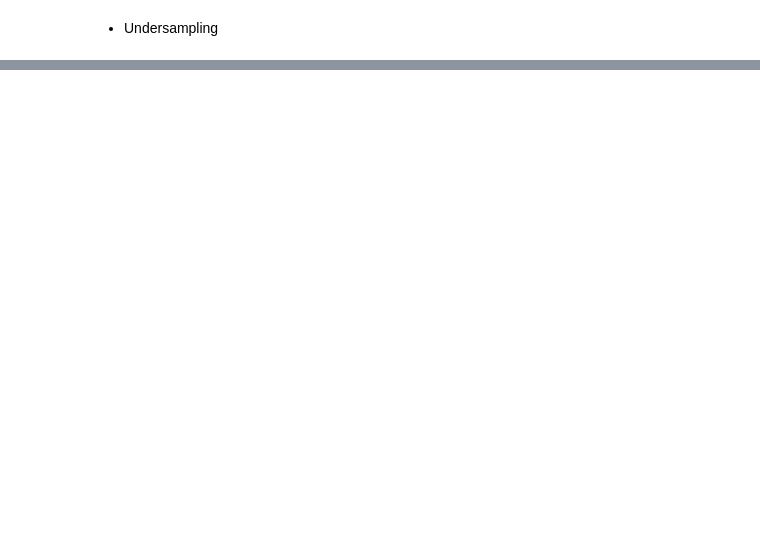
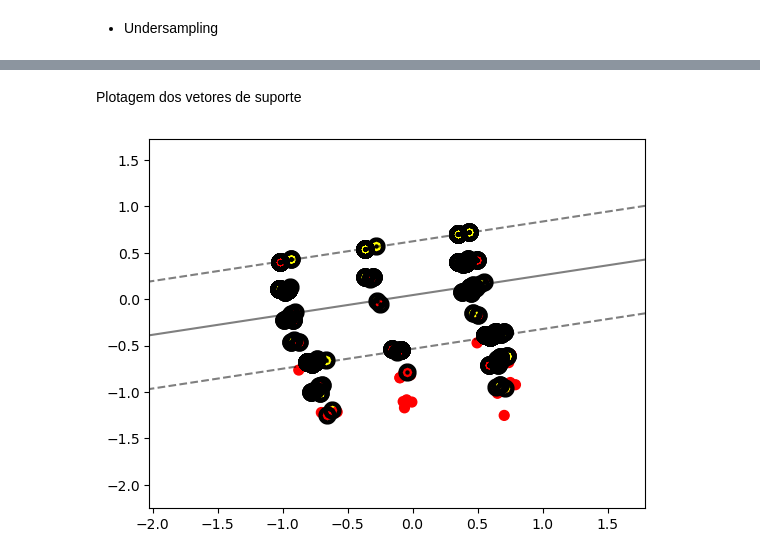
Before and after one commit to adriel1ft/NN_project, a Jupyter notebook: svm.ipynb, the cells around one changed output, grey strips where cells are left out. Drawn from its saved outputs; the diff is of its cells as text; code cells hidden in the pictures; blank space fills up the shorter version.

```diff
--- a/svm.ipynb
+++ b/svm.ipynb
@@ -145,0 +156,30 @@ plt.show()
+# %% [markdown]
+Plotagem dos vetores de suporte
+# %%
+from sklearn.decomposition import PCA
+
+pca = PCA(n_components=2)
+X_train_pca = pca.fit_transform(X_train)
+
+svc = SVC(kernel='linear')
+svc.fit(X_train_pca, y_train)
+
+def plot_svc_decision_function(model, X_train):
+    xlim = (X_train[:, 0].min() - 1, X_train[:, 0].max() + 1)
+    ylim = (X_train[:, 1].min() - 1, X_train[:, 1].max() + 1)
+
+    x = np.linspace(xlim[0], xlim[1], 30)
+    y = np.linspace(ylim[0], ylim[1], 30)
+    Y, X = np.meshgrid(y, x)
+    xy = np.vstack([X.ravel(), Y.ravel()]).T
+    P = model.decision_function(xy).reshape(X.shape)
+
+    plt.contour(X, Y, P, colors='k', levels=[-1, 0, 1], alpha=0.5, linestyles=['--', '-', '--'])
+
+plt.scatter(X_train_pca[:, 0], X_train_pca[:, 1], c=y_train, s=50, cmap='autumn')
+plot_svc_decision_function(svc, X_train_pca)
+
+plt.scatter(svc.support_vectors_[:, 0], svc.support_vectors_[:, 1], s=10, linewidth=10, facecolors='k')
+plt.show()
+# %% [output]
+[figure, added]
```
Also changed, not shown: parts of 27 cells of this notebook, 3 other files.
